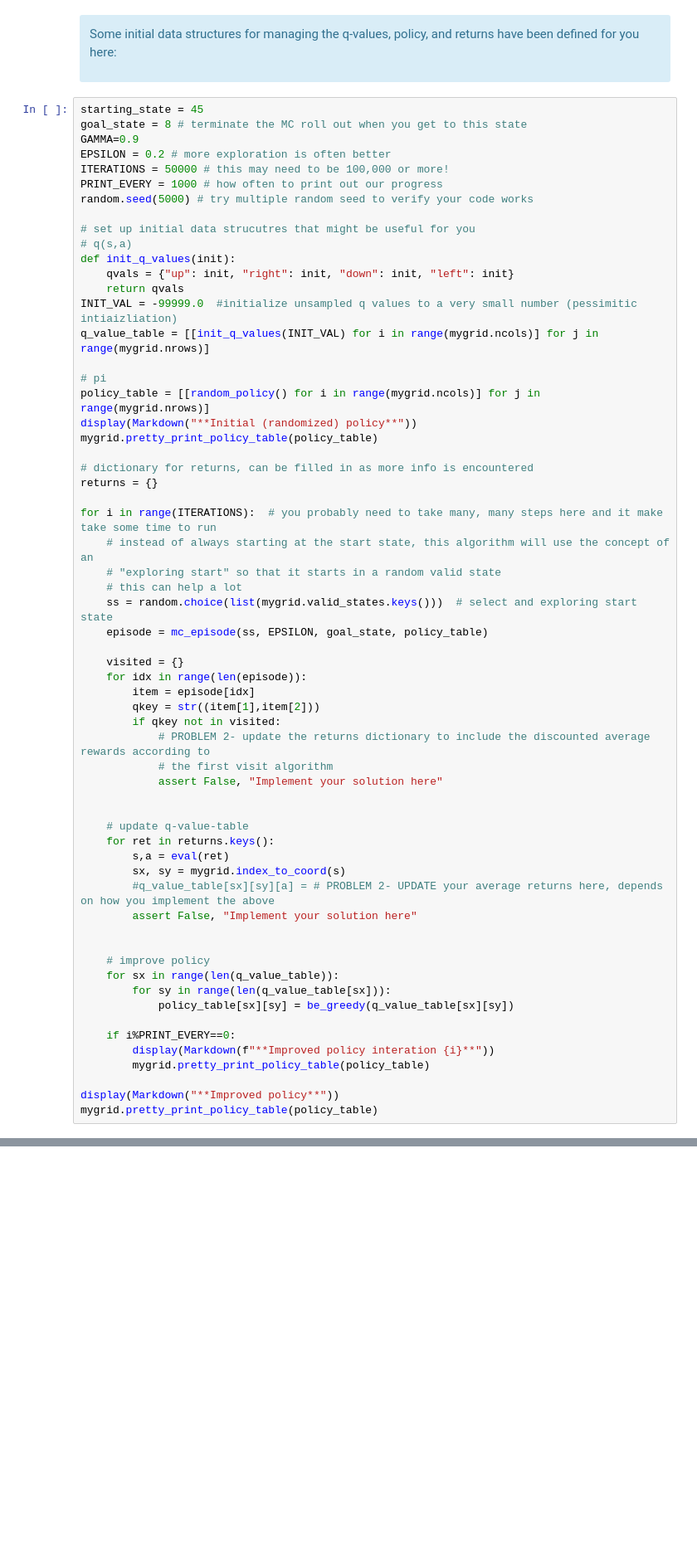
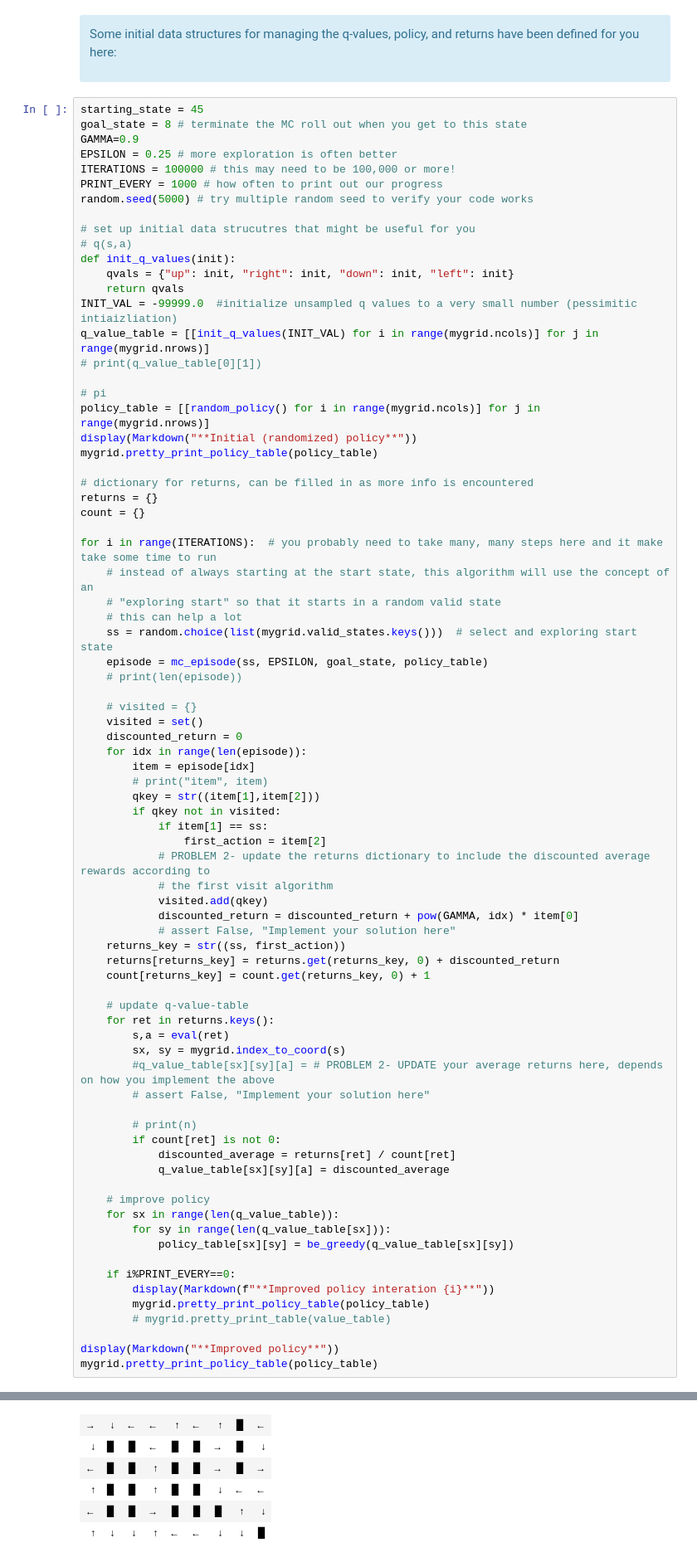
Before and after one commit to yuluqinn/CCM-site, a Jupyter notebook: homeworks/homework-RL/Homework-RL-A.ipynb, the cells around one changed output, grey strips where cells are left out. Shown at 83% size. Cells and saved outputs as stored; diff of their text form; blank space fills up the shorter version.

```diff
--- a/homeworks/homework-RL/Homework-RL-A.ipynb
+++ b/homeworks/homework-RL/Homework-RL-A.ipynb
@@ -393,8 +525,8 @@ Some initial data structures for managing the q-values, policy, and returns have
 starting_state = 45
 goal_state = 8 # terminate the MC roll out when you get to this state
 GAMMA=0.9
-EPSILON = 0.2 # more exploration is often better
-ITERATIONS = 50000 # this may need to be 100,000 or more!
+EPSILON = 0.25 # more exploration is often better
+ITERATIONS = 100000 # this may need to be 100,000 or more!
 PRINT_EVERY = 1000 # how often to print out our progress
 random.seed(5000) # try multiple random seed to verify your code works
 
@@ -405,6 +537,7 @@ def init_q_values(init):
     return qvals
 INIT_VAL = -99999.0  #initialize unsampled q values to a very small number (pessimitic intiaizliation)
 q_value_table = [[init_q_values(INIT_VAL) for i in range(mygrid.ncols)] for j in range(mygrid.nrows)]
+# print(q_value_table[0][1])
 
 # pi
 policy_table = [[random_policy() for i in range(mygrid.ncols)] for j in range(mygrid.nrows)]
@@ -413,6 +546,7 @@ mygrid.pretty_print_policy_table(policy_table)
 
 # dictionary for returns, can be filled in as more info is encountered
 returns = {}
+count = {}
 
 for i in range(ITERATIONS):  # you probably need to take many, many steps here and it make take some time to run
     # instead of always starting at the start state, this algorithm will use the concept of an
@@ -420,24 +554,38 @@ for i in range(ITERATIONS):  # you probably need to take many, many steps here a
     # this can help a lot
     ss = random.choice(list(mygrid.valid_states.keys()))  # select and exploring start state
     episode = mc_episode(ss, EPSILON, goal_state, policy_table)
+    # print(len(episode))
 
-    visited = {}
+    # visited = {}
+    visited = set()
+    discounted_return = 0
     for idx in range(len(episode)):
         item = episode[idx]
+        # print("item", item)
         qkey = str((item[1],item[2]))
         if qkey not in visited:
+            if item[1] == ss:
+                first_action = item[2]
             # PROBLEM 2- update the returns dictionary to include the discounted average rewards according to
             # the first visit algorithm
-            assert False, "Implement your solution here"
-
+            visited.add(qkey)
+            discounted_return = discounted_return + pow(GAMMA, idx) * item[0]
+            # assert False, "Implement your solution here"
+    returns_key = str((ss, first_action))
+    returns[returns_key] = returns.get(returns_key, 0) + discounted_return
+    count[returns_key] = count.get(returns_key, 0) + 1
 
     # update q-value-table
     for ret in returns.keys():
         s,a = eval(ret)
         sx, sy = mygrid.index_to_coord(s)
         #q_value_table[sx][sy][a] = # PROBLEM 2- UPDATE your average returns here, depends on how you implement the above
-        assert False, "Implement your solution here"
+        # assert False, "Implement your solution here"
 
+        # print(n)
+        if count[ret] is not 0:
+            discounted_average = returns[ret] / count[ret]
+            q_value_table[sx][sy][a] = discounted_average
 
     # improve policy
     for sx in range(len(q_value_table)):
@@ -447,6 +595,8 @@ for i in range(ITERATIONS):  # you probably need to take many, many steps here a
     if i%PRINT_EVERY==0:
         display(Markdown(f"**Improved policy interation {i}**"))
         mygrid.pretty_print_policy_table(policy_table)
+        # mygrid.pretty_print_table(value_table)
 
 display(Markdown("**Improved policy**"))
 mygrid.pretty_print_policy_table(policy_table)
+# %% [output]
@@ -452,0 +604,6 @@ mygrid.pretty_print_policy_table(policy_table)
+| → | ↓ | ← | ← | ↑ | ← | ↑ | ▉ | ← |
+| ↓ | ▉ | ▉ | ← | ▉ | ▉ | → | ▉ | ↓ |
+| ← | ▉ | ▉ | ↑ | ▉ | ▉ | → | ▉ | → |
+| ↑ | ▉ | ▉ | ↑ | ▉ | ▉ | ↓ | ← | ← |
+| ← | ▉ | ▉ | → | ▉ | ▉ | ▉ | ↑ | ↓ |
+| ↑ | ↓ | ↓ | ↑ | ← | ← | ↓ | ↓ | ▉ |
```
Also changed, not shown: parts of 18 cells of this notebook, 1 other file.
